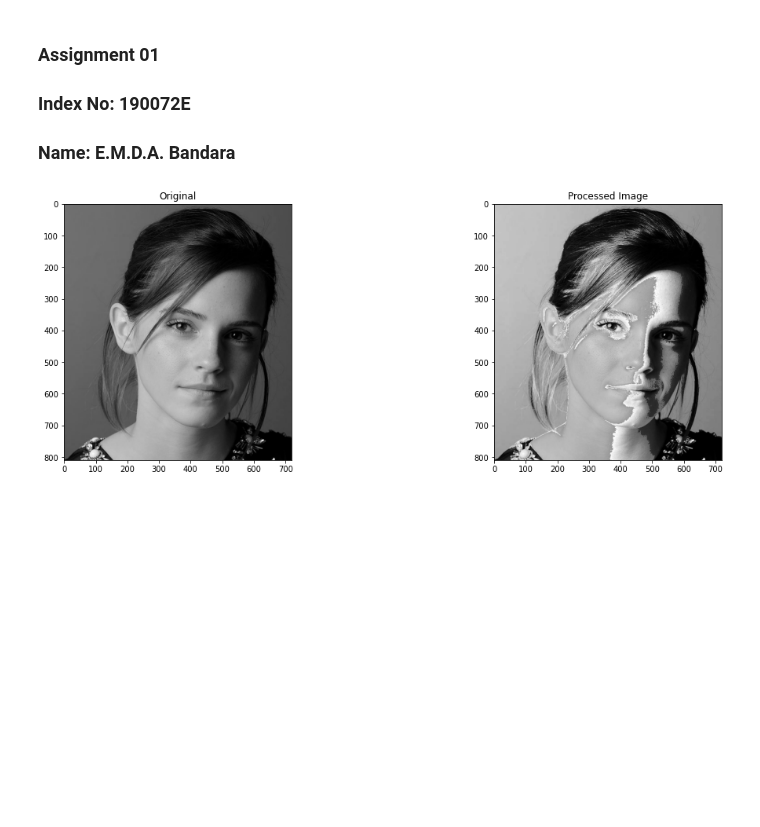
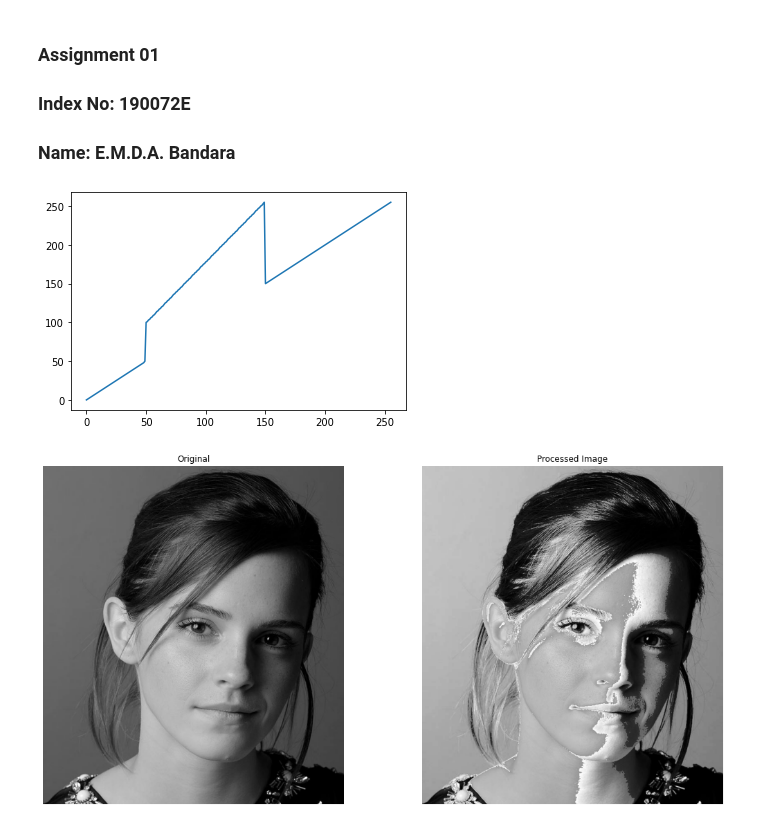
Before and after one commit to Dumindu-Bandara/en2550-fundamentals-of-image-processing-and-machine-vision, a Jupyter notebook: Assignment_1/Assignment_1.ipynb, the cells around one changed output. Drawn from its saved outputs; the diff is of its cells as text; code cells hidden in the pictures; blank space fills up the shorter version.

```diff
--- a/Assignment_1/Assignment_1.ipynb
+++ b/Assignment_1/Assignment_1.ipynb
@@ -8,26 +8,33 @@ import cv2 as cv
 import matplotlib.pyplot as plt
 %matplotlib inline
 # %%
+#Quesntion 01
 img = cv.imread('images/emma_gray.jpg')
 assert img is not None
 
 t_1 = np.linspace(0, 50, 50, endpoint= True)
 t_2 = np.linspace(100, 255, 100, endpoint= True)
 t_3 = np.linspace(150, 255, 106, endpoint= True)
 
 index = np.linspace(0, 255, 256, endpoint= True).astype(np.uint8)
 t = np.concatenate((t_1, t_2, t_3), axis = 0).astype(np.uint8)
 
+plt.plot(index, t)
+
 assert len(index) == 256
 assert len(t) == 256
 
 transformed_img = cv.LUT(img, t)
 
-fig, ax = plt.subplots( 1, 2, figsize = (18, 6))
+fig, ax = plt.subplots( 1, 2, figsize = (18, 9))
 ax[0].imshow(img, cmap = 'gray', vmin = 0, vmax = 255)
 ax[0].set_title('Original')
 ax[1].imshow(transformed_img, cmap = 'gray', vmin = 0, vmax = 255)
 ax[1].set_title('Processed Image')
+
+for i in range(2):
+    ax[i].axis('off')
 plt.show()
 # %% [output]
-[figure, old version]
+[figure, new version]
+[figure, added]
```
Also changed, not shown: parts of 6 cells of this notebook.
